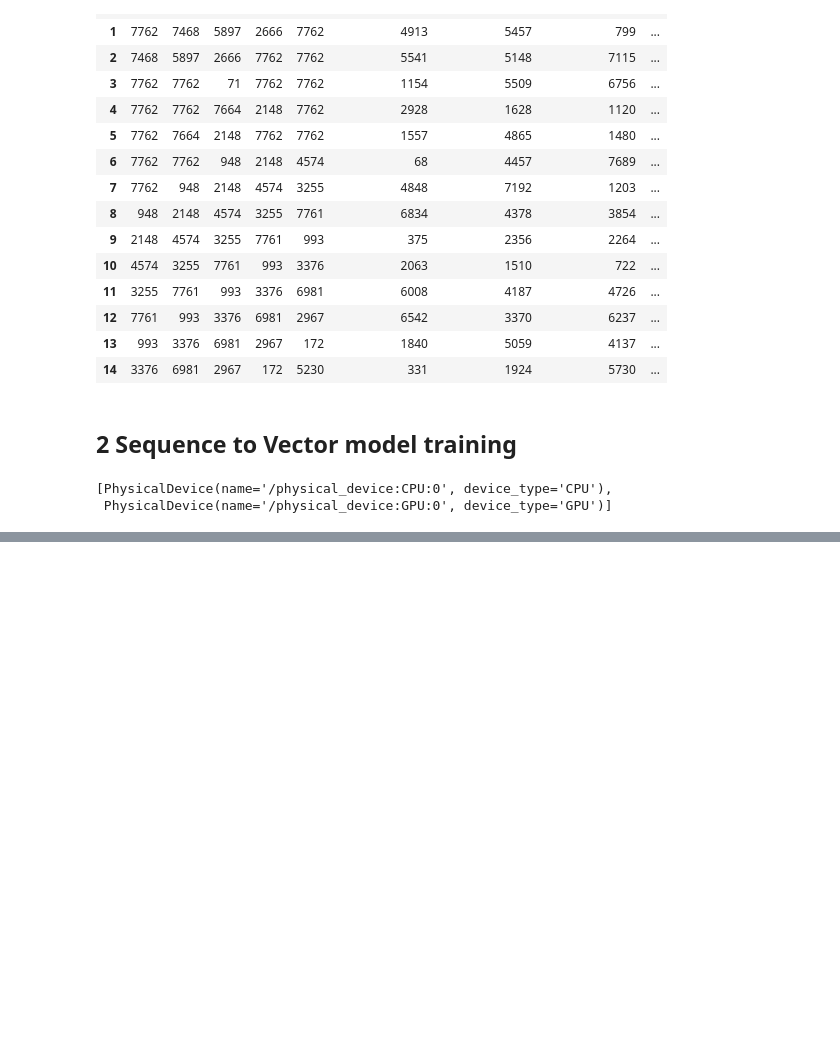
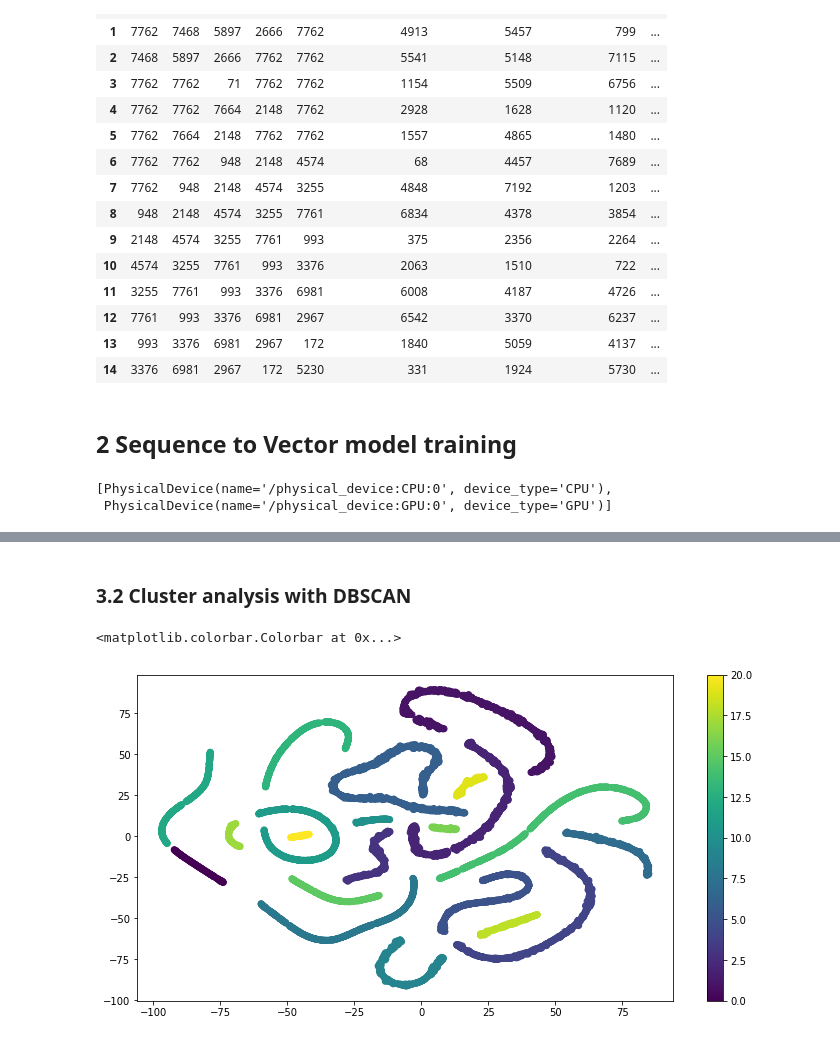
Before and after one commit to PosterStevens/20Spring, a Jupyter notebook: main.ipynb, the cells around one changed output, grey strips where cells are left out. Saved outputs shown, nothing was run; the diff lists cells and outputs as text; code cells hidden in the pictures; blank space fills up the shorter version.

Commit message:
add t-sne dimension reduction and DBSCAN clustering

```diff
--- a/main.ipynb
+++ b/main.ipynb
@@ -276,0 +350,17 @@ array([[-0.02591123,  0.0259866 ,  0.02584474, -0.02598821,  0.02589874,
+# %% [markdown]
+### 3.2 Cluster analysis with DBSCAN
+# %%
+from sklearn.cluster import DBSCAN
+
+cluster_model = DBSCAN(3.5)
+user_cluster = cluster_model.fit_predict(vec_tsne)
+
+df_tsne_color['cluster'] = user_cluster
+
+plt.figure(figsize=(12, 6))
+#sns.scatterplot(x='x', y='y', data=df_tsne_color, hue='cluster')
+plt.scatter(df_tsne_color['x'], df_tsne_color['y'], c=df_tsne_color['cluster'])
+plt.colorbar()
+# %% [output]
+<matplotlib.colorbar.Colorbar at 0x...>
+[figure, added]
```
Also changed, not shown: parts of 16 cells of this notebook.
